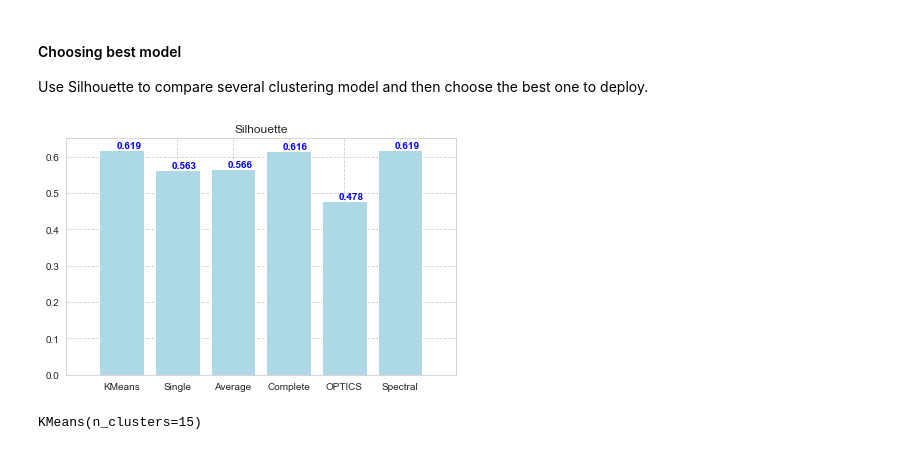
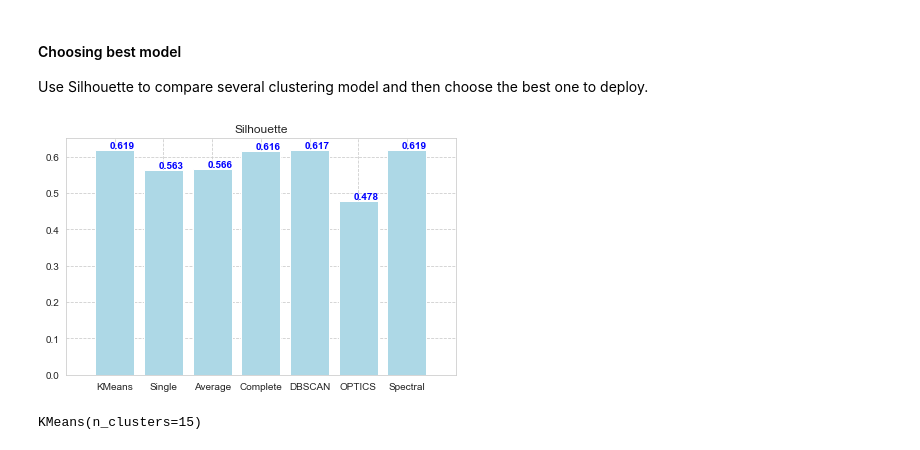
Before and after one commit to Sun-Chirawat/Senior-Project-CS, a Jupyter notebook: Clustering Modelling.ipynb, the cells around one changed output. Drawn from its saved outputs; the diff is of its cells as text; code cells hidden in the pictures.

Commit message:
Apply DBSCAN

```diff
--- a/Clustering Modelling.ipynb
+++ b/Clustering Modelling.ipynb
@@ -634,6 +691,14 @@ silhouette = silhouette_score(X, y_ac_c)
 scores.append(silhouette)
 models.append(ac_c)
 
+#DBSCAN
+from sklearn.cluster import DBSCAN
+SC_Clust = DBSCAN(eps=0.5, min_samples=k).fit(X)
+y_SC_Clust = SC_Clust.fit_predict(X)
+silhouette = silhouette_score(X, y_SC_Clust)
+scores.append(silhouette)
+models.append(SC_Clust)
+
 #OPTICS
 from sklearn.cluster import OPTICS
 OP_Clust = OPTICS(min_samples = k, xi = 0.05, min_cluster_size = 0.05).fit(X)
@@ -652,19 +717,19 @@ models.append(SPC_Clust)
 # %%
 plt.title('Silhouette')
 no_of_models = len(scores)
-model_labels = ['KMeans', 'Single','Average','Complete', 'OPTICS', 'Spectral']
+model_labels = ['KMeans', 'Single','Average','Complete', 'DBSCAN', 'OPTICS', 'Spectral']
 plt.bar(range(no_of_models), scores, color='lightblue', align='center')
 plt.xticks(range(no_of_models), model_labels)#, rotation=45)
 plt.xlim([-1, no_of_models])
 
 # set individual bar lables with accuracy value
 for i, v in enumerate(scores):
     plt.text(i-0.1, v+0.005, str(round(v,3)), color='Blue', fontweight='bold')
 
 plt.tight_layout()
 plt.show()
 # %% [output]
-[figure, old version]
+[figure, new version]
 # %%
 import operator
 index, value = max(enumerate(scores), key=operator.itemgetter(1))
```
Also changed, not shown: parts of 16 cells of this notebook.
